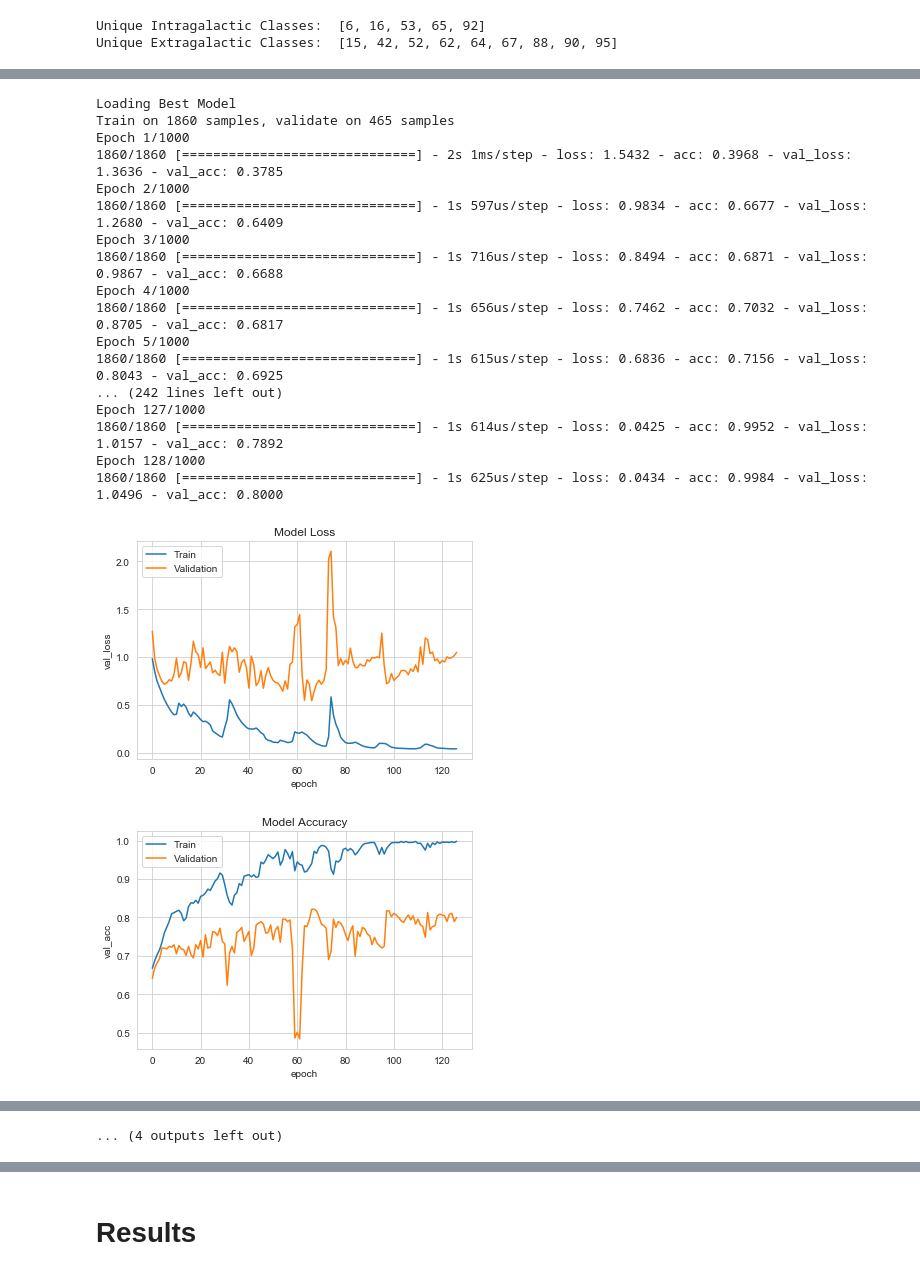
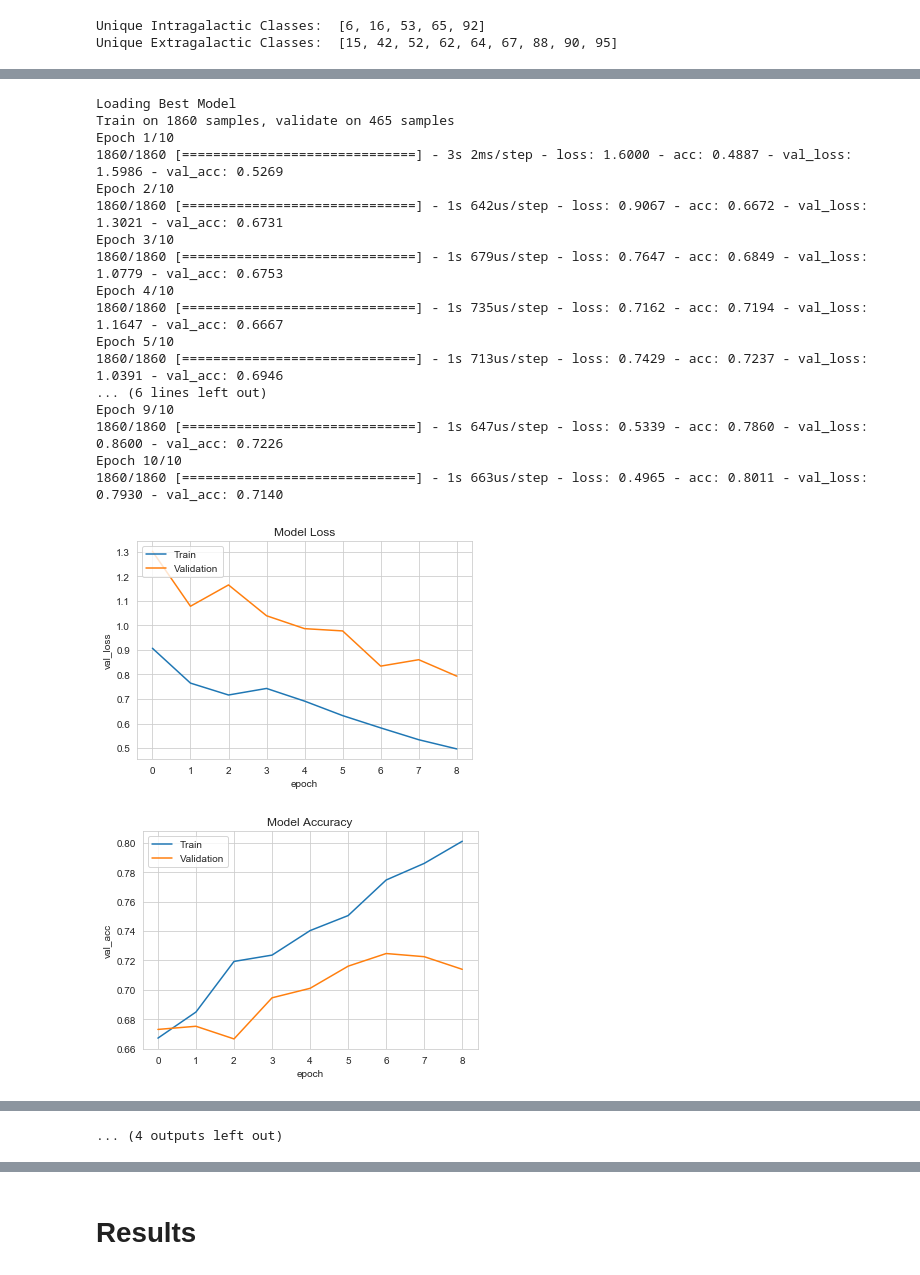
Before and after one commit to danielbank/PLAsTiCC, a Jupyter notebook: report/report.ipynb, the cells around one changed output, grey strips where cells are left out. Saved outputs shown, nothing was run; the diff lists cells and outputs as text; code cells hidden in the pictures.

```diff
--- a/report/report.ipynb
+++ b/report/report.ipynb
@@ -492,7 +498,7 @@ def mywloss(y_true,y_pred):
 # %%
 # Train the Extragalactic CNN Model
 
-epochs = 1000
+epochs = 10
 y_extragal_count = Counter(target_extragal_map)
 wtable = np.zeros((len(classes_extragal),))
 for i in range(len(classes_extragal)):
@@ -615,7 +621,7 @@ Epoch 63/1000
 # %%
 # Train the Intragalactic CNN Model
 
-epochs = 1000
+epochs = 10
 y_intragal_count = Counter(target_intragal_map)
 wtable = np.zeros((len(classes_intragal),))
 for i in range(len(classes_intragal)):
@@ -699,21 +705,21 @@ Epoch 136/1000
 Loading Best Model
 Train on 1860 samples, validate on 465 samples
-Epoch 1/1000
-1860/1860 [==============================] - 2s 1ms/step - loss: 1.5432 - acc: 0.3968 - val_loss: 1.3636 - val_acc: 0.3785
-Epoch 2/1000
-1860/1860 [==============================] - 1s 597us/step - loss: 0.9834 - acc: 0.6677 - val_loss: 1.2680 - val_acc: 0.6409
-Epoch 3/1000
-1860/1860 [==============================] - 1s 716us/step - loss: 0.8494 - acc: 0.6871 - val_loss: 0.9867 - val_acc: 0.6688
-Epoch 4/1000
-1860/1860 [==============================] - 1s 656us/step - loss: 0.7462 - acc: 0.7032 - val_loss: 0.8705 - val_acc: 0.6817
-Epoch 5/1000
-1860/1860 [==============================] - 1s 615us/step - loss: 0.6836 - acc: 0.7156 - val_loss: 0.8043 - val_acc: 0.6925
-... (242 lines left out)
-Epoch 127/1000
-1860/1860 [==============================] - 1s 614us/step - loss: 0.0425 - acc: 0.9952 - val_loss: 1.0157 - val_acc: 0.7892
-Epoch 128/1000
-1860/1860 [==============================] - 1s 625us/step - loss: 0.0434 - acc: 0.9984 - val_loss: 1.0496 - val_acc: 0.8000
+Epoch 1/10
+1860/1860 [==============================] - 3s 2ms/step - loss: 1.6000 - acc: 0.4887 - val_loss: 1.5986 - val_acc: 0.5269
+Epoch 2/10
+1860/1860 [==============================] - 1s 642us/step - loss: 0.9067 - acc: 0.6672 - val_loss: 1.3021 - val_acc: 0.6731
+Epoch 3/10
+1860/1860 [==============================] - 1s 679us/step - loss: 0.7647 - acc: 0.6849 - val_loss: 1.0779 - val_acc: 0.6753
+Epoch 4/10
+1860/1860 [==============================] - 1s 735us/step - loss: 0.7162 - acc: 0.7194 - val_loss: 1.1647 - val_acc: 0.6667
+Epoch 5/10
+1860/1860 [==============================] - 1s 713us/step - loss: 0.7429 - acc: 0.7237 - val_loss: 1.0391 - val_acc: 0.6946
+... (6 lines left out)
+Epoch 9/10
+1860/1860 [==============================] - 1s 647us/step - loss: 0.5339 - acc: 0.7860 - val_loss: 0.8600 - val_acc: 0.7226
+Epoch 10/10
+1860/1860 [==============================] - 1s 663us/step - loss: 0.4965 - acc: 0.8011 - val_loss: 0.7930 - val_acc: 0.7140
-[figure, old version]
+[figure, new version]
-[figure, old version]
+[figure, new version]
 Loading Best Model
 Train on 1860 samples, validate on 465 samples
```
Also changed, not shown: parts of 7 cells of this notebook.
